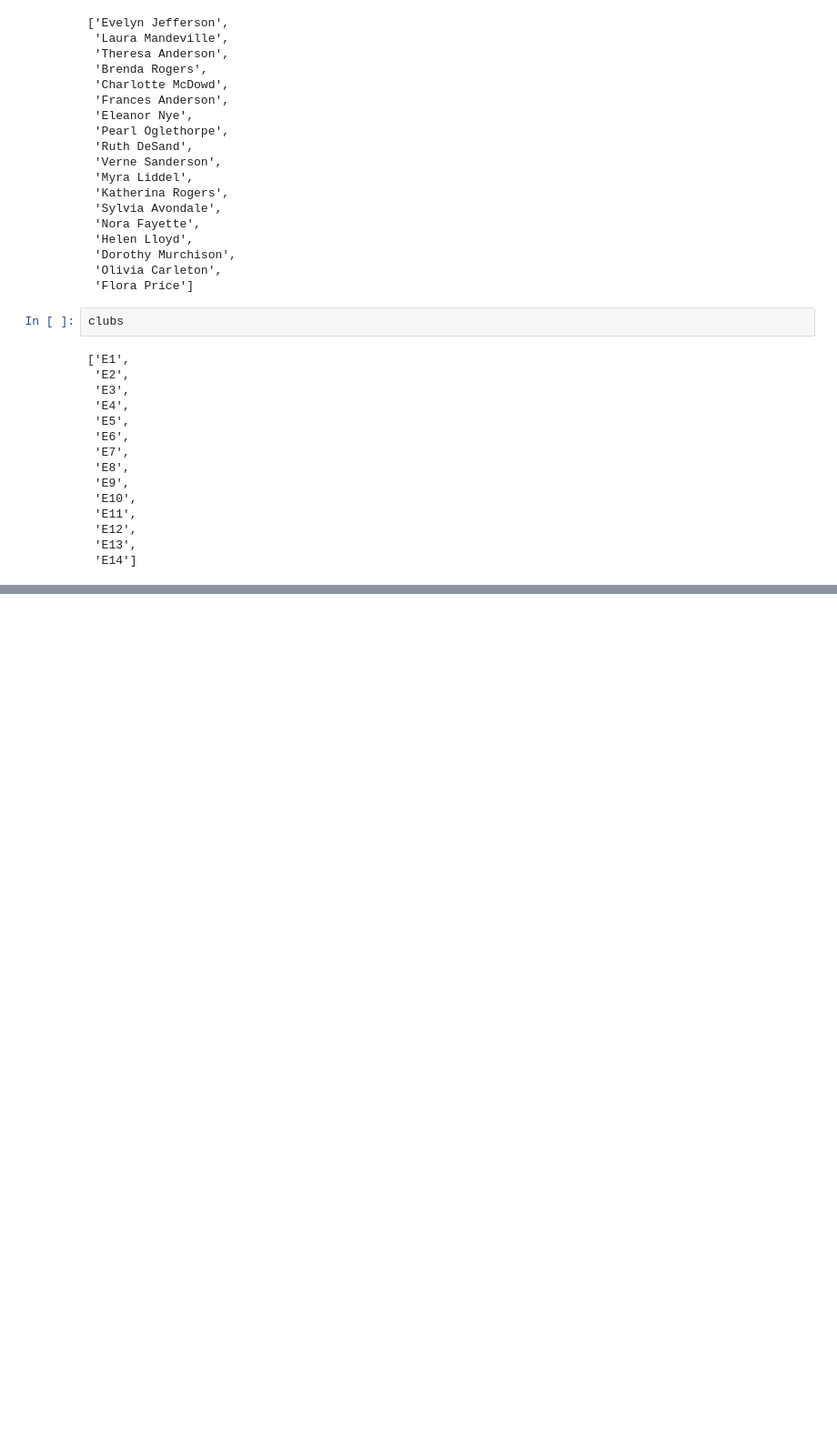
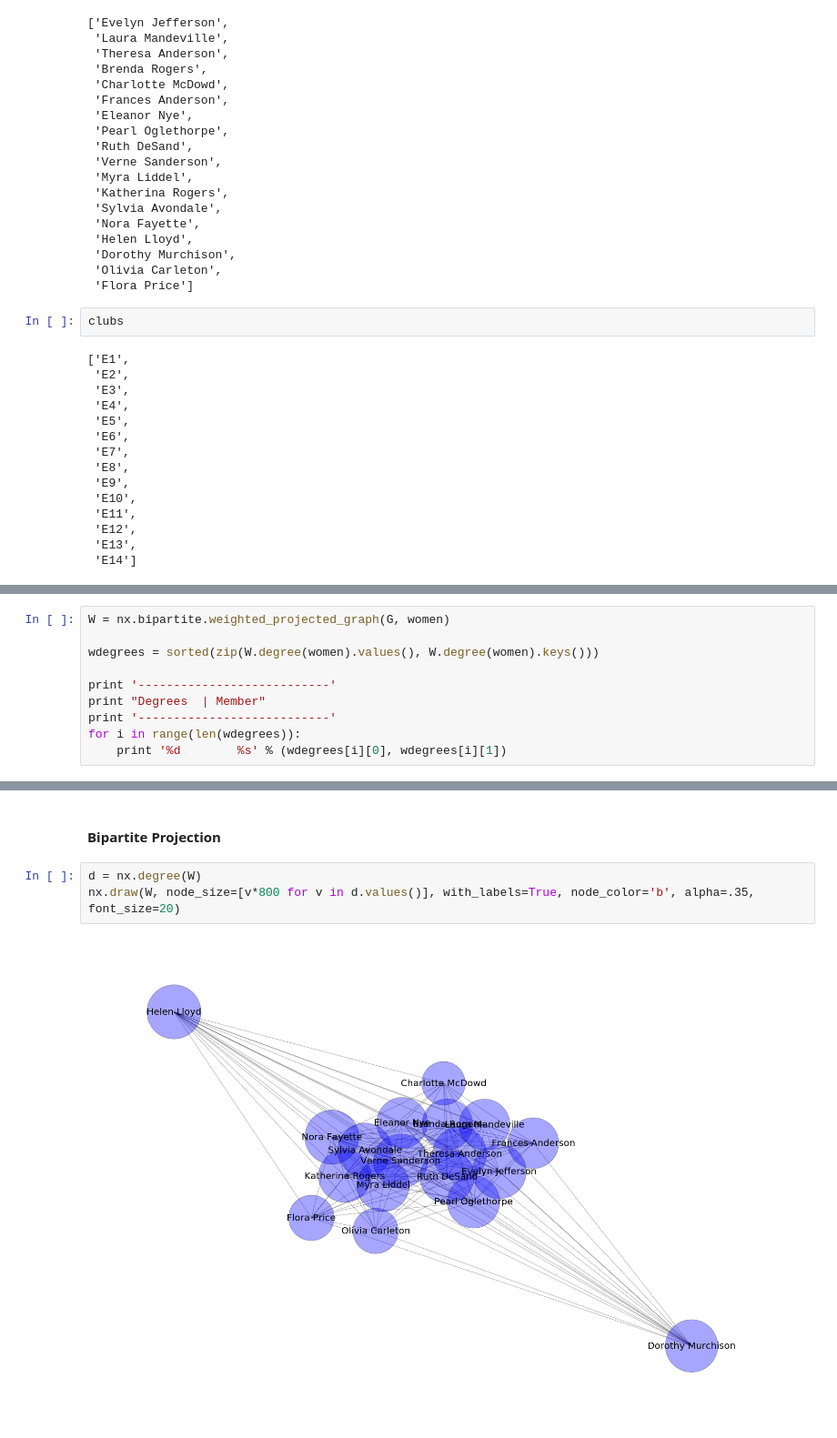
Before and after one commit to rmalarc/DATA620, a Jupyter notebook: hw03/hw03.ipynb, the cells around one changed output, grey strips where cells are left out. Shown: that part at 91% size. Drawn from its saved outputs; the diff is of its cells as text; blank space fills up the shorter version.

```diff
--- a/hw03/hw03.ipynb
+++ b/hw03/hw03.ipynb
@@ -175,0 +194,10 @@ plt.show()
+# %%
+W = nx.bipartite.weighted_projected_graph(G, women)
+
+wdegrees = sorted(zip(W.degree(women).values(), W.degree(women).keys()))
+
+print '---------------------------'
+print "Degrees  | Member"
+print '---------------------------'
+for i in range(len(wdegrees)):
+    print '%d        %s' % (wdegrees[i][0], wdegrees[i][1])
@@ -175,0 +222,7 @@ plt.show()
+# %% [markdown]
+#### Bipartite Projection
+# %%
+d = nx.degree(W)
+nx.draw(W, node_size=[v*800 for v in d.values()], with_labels=True, node_color='b', alpha=.35, font_size=20)
+# %% [output]
+[figure, added]
```
Also changed, not shown: parts of 24 cells of this notebook.
